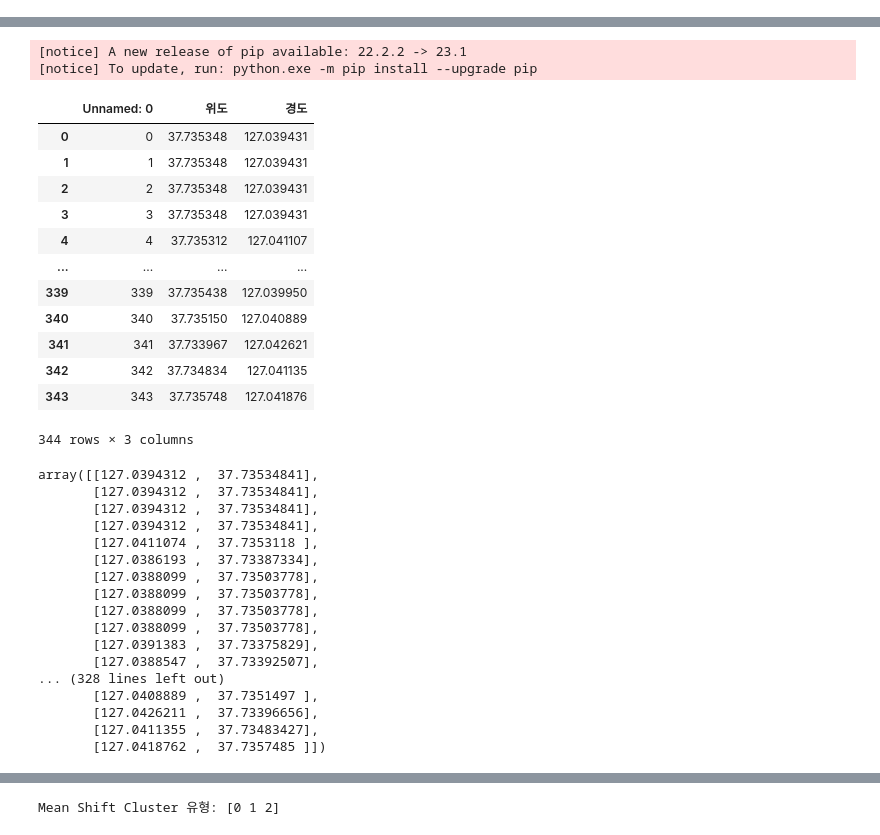
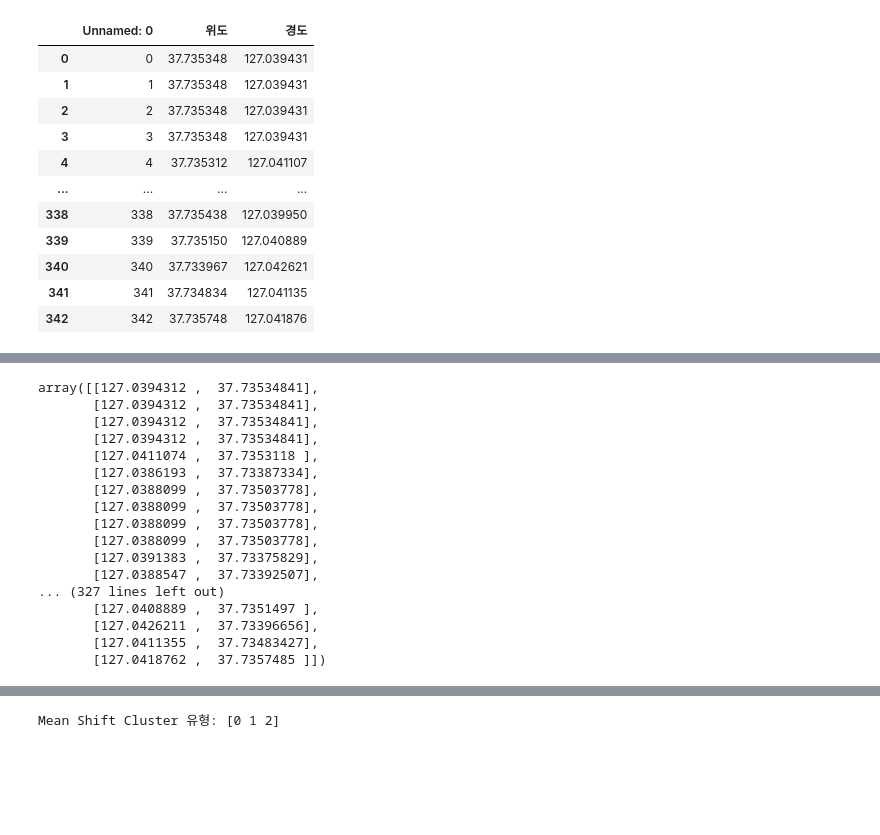
Before and after one commit to CSID-DGU/2023-1-SCS4031--, a Jupyter notebook: 2.알고리즘/Clustering_Part1.ipynb, the cells around one changed output, grey strips where cells are left out. Cells and saved outputs as stored; diff of their text form; code cells hidden in the pictures; blank space fills up the shorter version.

```diff
--- a/2.알고리즘/Clustering_Part1.ipynb
+++ b/2.알고리즘/Clustering_Part1.ipynb
@@ -1,13 +1,25 @@
 # %%
 import pandas as pd
 import numpy as np
 import matplotlib.pyplot as plt
-from pyproj import Proj, Transformer
-import pyproj
+#from pyproj import Proj, Transformer
+#import pyproj
 import folium
 from shapely.geometry import Point as point
 import seaborn as sns
 import random as rd
-df = pd.read_excel("../1.데이터/220510_송장_좌표데이터.xlsx")
+df = pd.read_excel("220510_송장_좌표데이터.xlsx")
 df
 # %% [output]
+|  | Unnamed: 0 | 위도 | 경도 |
+| 0 | 0 | 37.735348 | 127.039431 |
+| 1 | 1 | 37.735348 | 127.039431 |
+| 2 | 2 | 37.735348 | 127.039431 |
+| 3 | 3 | 37.735348 | 127.039431 |
+| 4 | 4 | 37.735312 | 127.041107 |
+| ... | ... | ... | ... |
+| 338 | 338 | 37.735438 | 127.039950 |
+| 339 | 339 | 37.735150 | 127.040889 |
+| 340 | 340 | 37.733967 | 127.042621 |
+| 341 | 341 | 37.734834 | 127.041135 |
+| 342 | 342 | 37.735748 | 127.041876 |
@@ -20,18 +27,3 @@ Successfully installed shapely-2.0.1
-[notice] A new release of pip available: 22.2.2 -> 23.1
-[notice] To update, run: python.exe -m pip install --upgrade pip
-|  | Unnamed: 0 | 위도 | 경도 |
-| 0 | 0 | 37.735348 | 127.039431 |
-| 1 | 1 | 37.735348 | 127.039431 |
-| 2 | 2 | 37.735348 | 127.039431 |
-| 3 | 3 | 37.735348 | 127.039431 |
-| 4 | 4 | 37.735312 | 127.041107 |
-| ... | ... | ... | ... |
-| 339 | 339 | 37.735438 | 127.039950 |
-| 340 | 340 | 37.735150 | 127.040889 |
-| 341 | 341 | 37.733967 | 127.042621 |
-| 342 | 342 | 37.734834 | 127.041135 |
-| 343 | 343 | 37.735748 | 127.041876 |
-344 rows × 3 columns
 # %%
 X = df.iloc[:,[2]].values
 Y = df.iloc[:,[1]].values
@@ -50,7 +42,7 @@ array([[127.0394312 ,  37.73534841],
        [127.0388099 ,  37.73503778],
        [127.0391383 ,  37.73375829],
        [127.0388547 ,  37.73392507],
-... (328 lines left out)
+... (327 lines left out)
        [127.0408889 ,  37.7351497 ],
        [127.0426211 ,  37.73396656],
        [127.0411355 ,  37.73483427],
```
Also changed, not shown: parts of 6 cells of this notebook.
